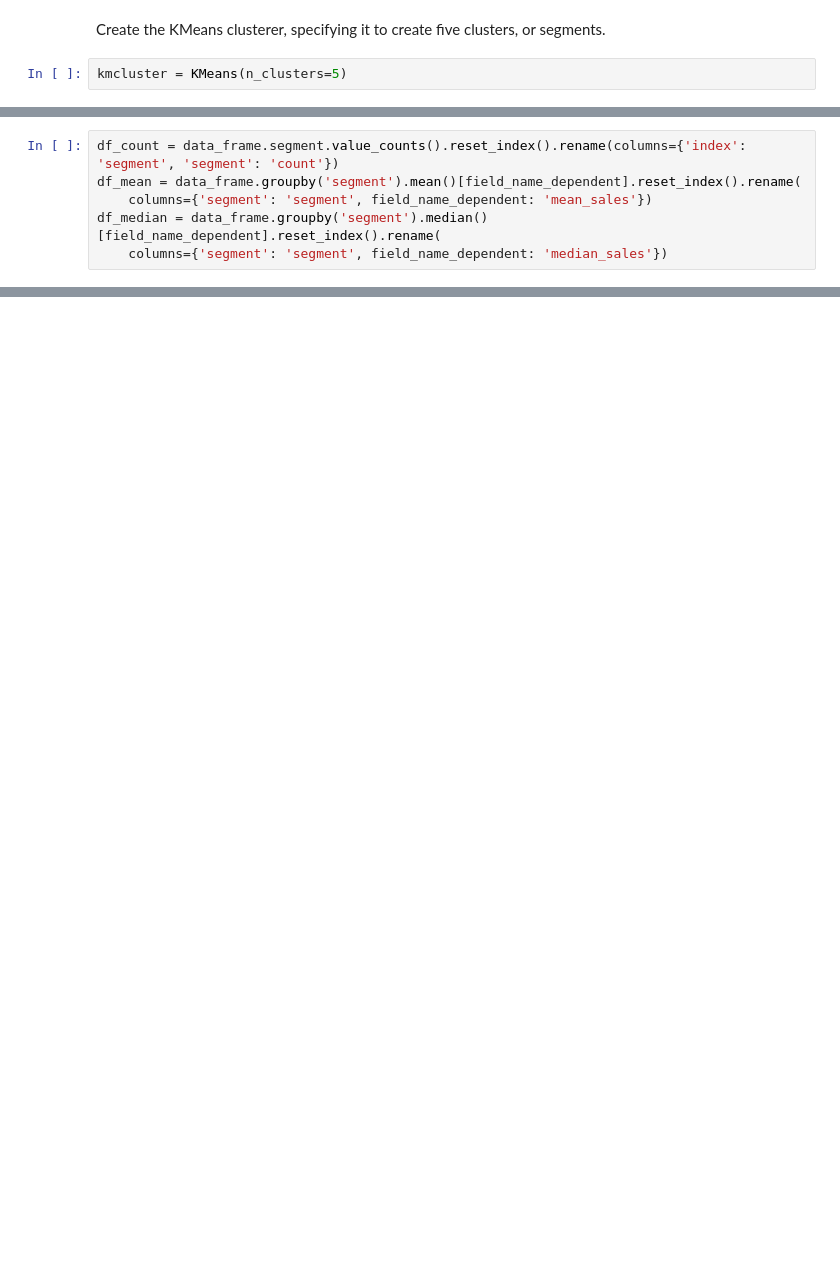
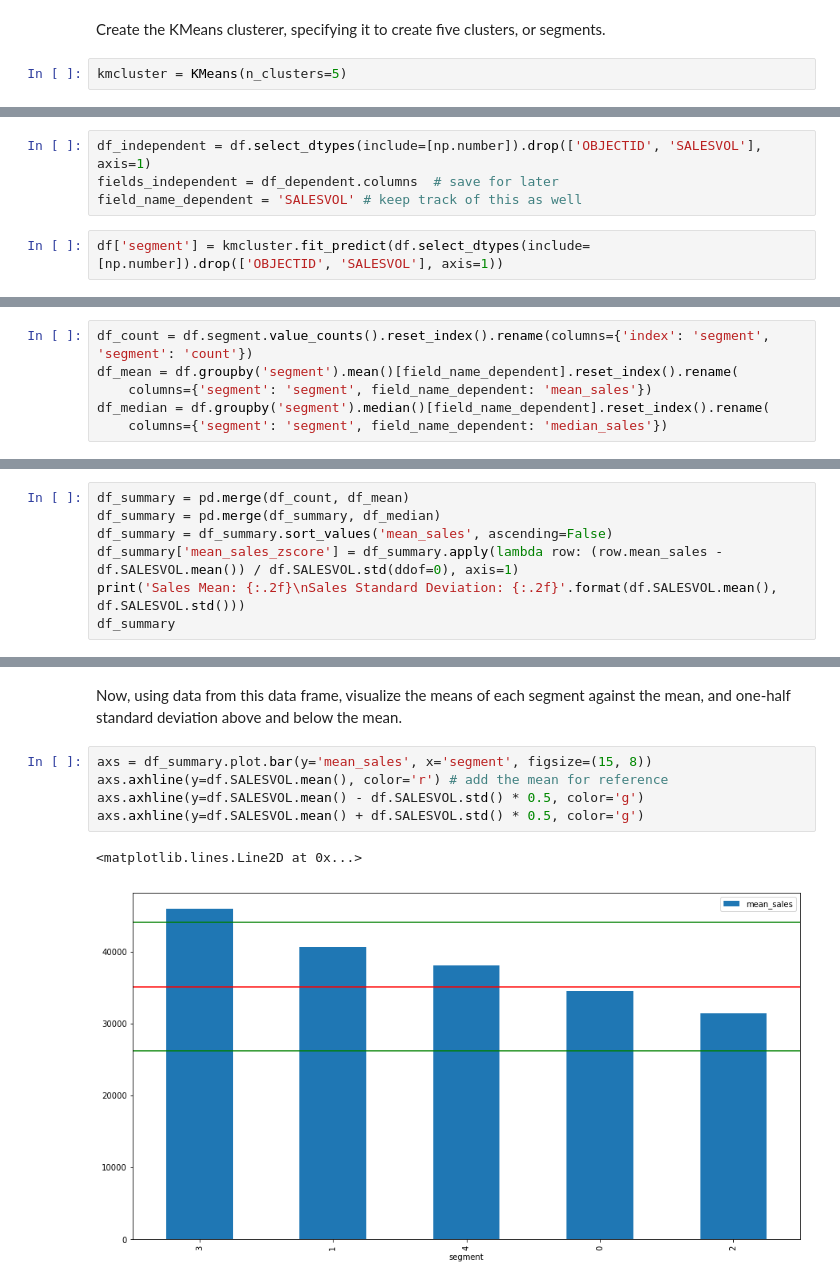
Before and after one commit to knu2xs/arcgis-machine-learning-demonstrations, a Jupyter notebook: Retrieve Data as Pandas Data Frame - SciKit Learn KMeans.ipynb, the cells around one changed output, grey strips where cells are left out. Cells and saved outputs as stored; diff of their text form; blank space fills up the shorter version.

```diff
--- a/Retrieve Data as Pandas Data Frame - SciKit Learn KMeans.ipynb
+++ b/Retrieve Data as Pandas Data Frame - SciKit Learn KMeans.ipynb
@@ -94 +84,7 @@ data_frame['segment'] = kmcluster.fit_predict(data_frame[field_name_independent_
+# %%
+df_independent = df.select_dtypes(include=[np.number]).drop(['OBJECTID', 'SALESVOL'], axis=1)
+fields_independent = df_dependent.columns  # save for later
+field_name_dependent = 'SALESVOL' # keep track of this as well
+# %%
+df['segment'] = kmcluster.fit_predict(df.select_dtypes(include=[np.number]).drop(['OBJECTID', 'SALESVOL'], axis=1))
 # %% [markdown]
@@ -96,6 +94,6 @@ Now, take a look at a few descriptive metrics to begin to understand the results
 # %%
-df_count = data_frame.segment.value_counts().reset_index().rename(columns={'index': 'segment', 'segment': 'count'})
-df_mean = data_frame.groupby('segment').mean()[field_name_dependent].reset_index().rename(
+df_count = df.segment.value_counts().reset_index().rename(columns={'index': 'segment', 'segment': 'count'})
+df_mean = df.groupby('segment').mean()[field_name_dependent].reset_index().rename(
     columns={'segment': 'segment', field_name_dependent: 'mean_sales'})
-df_median = data_frame.groupby('segment').median()[field_name_dependent].reset_index().rename(
+df_median = df.groupby('segment').median()[field_name_dependent].reset_index().rename(
     columns={'segment': 'segment', field_name_dependent: 'median_sales'})
@@ -113,0 +100,7 @@ df_summary
+# %%
+df_summary = pd.merge(df_count, df_mean)
+df_summary = pd.merge(df_summary, df_median)
+df_summary = df_summary.sort_values('mean_sales', ascending=False)
+df_summary['mean_sales_zscore'] = df_summary.apply(lambda row: (row.mean_sales - df.SALESVOL.mean()) / df.SALESVOL.std(ddof=0), axis=1)
+print('Sales Mean: {:.2f}\nSales Standard Deviation: {:.2f}'.format(df.SALESVOL.mean(), df.SALESVOL.std()))
+df_summary
@@ -113,0 +116,10 @@ df_summary
+# %% [markdown]
+Now, using data from this data frame, visualize the means of each segment against the mean, and one-half standard deviation above and below the mean.
+# %%
+axs = df_summary.plot.bar(y='mean_sales', x='segment', figsize=(15, 8))
+axs.axhline(y=df.SALESVOL.mean(), color='r') # add the mean for reference
+axs.axhline(y=df.SALESVOL.mean() - df.SALESVOL.std() * 0.5, color='g')
+axs.axhline(y=df.SALESVOL.mean() + df.SALESVOL.std() * 0.5, color='g')
+# %% [output]
+<matplotlib.lines.Line2D at 0x...>
+[figure, added]
```
Also changed, not shown: parts of 34 cells of this notebook.
